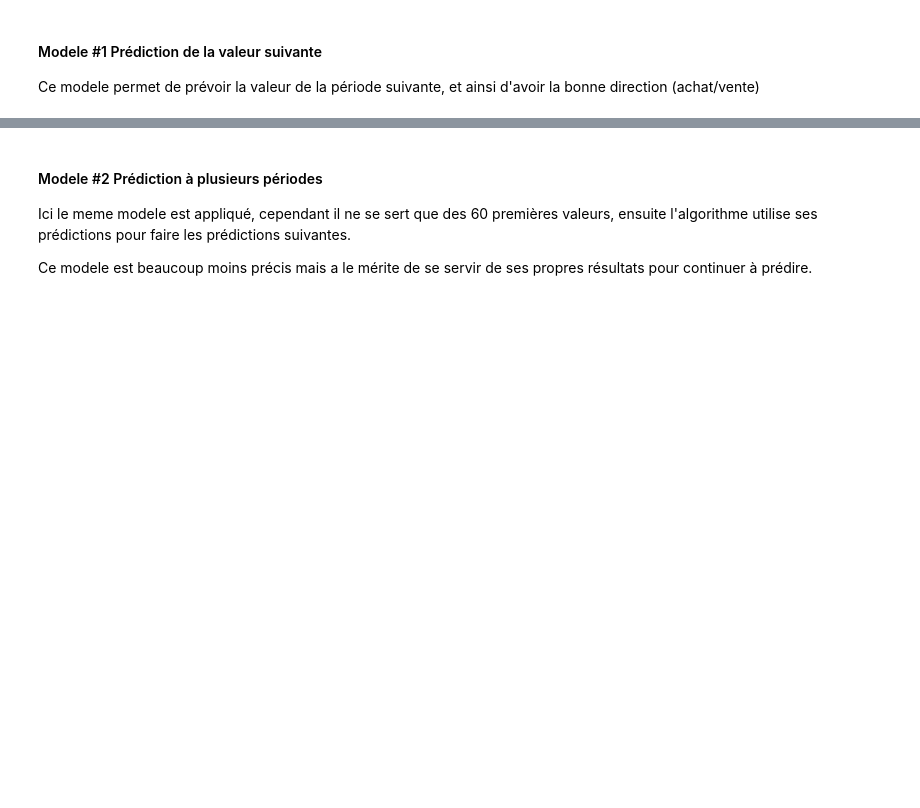
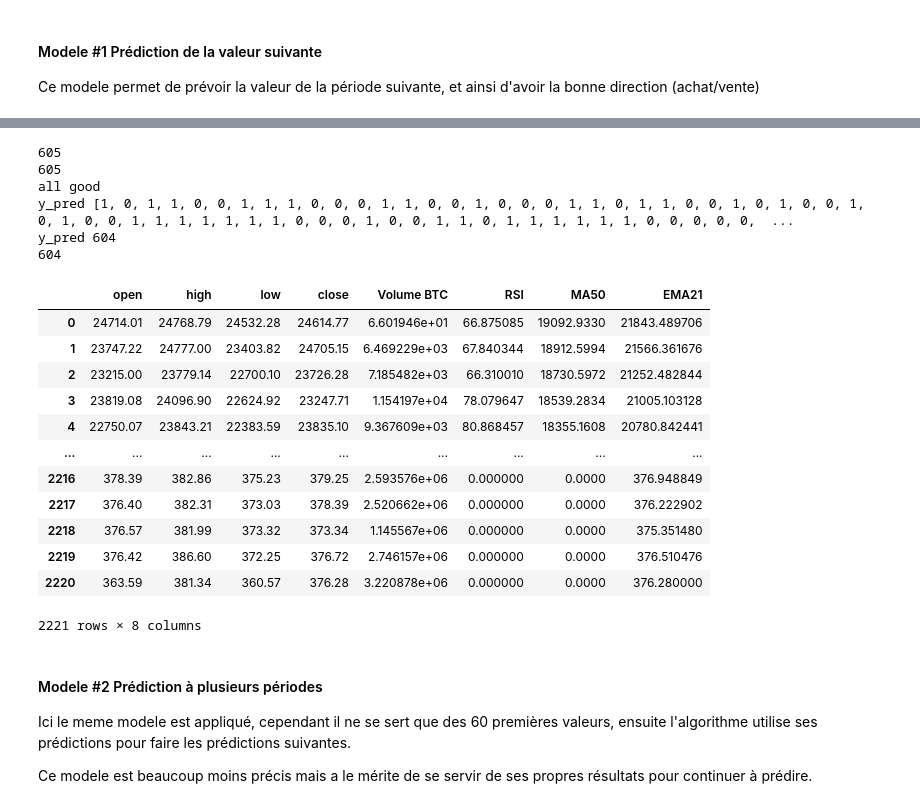
Before and after one commit to hderoche/RNN_Bitcoin_Prediction, a Jupyter notebook: RNN.ipynb, the cells around one changed output, grey strips where cells are left out. Cells and saved outputs as stored; diff of their text form; code cells hidden in the pictures; blank space fills up the shorter version.

```diff
--- a/RNN.ipynb
+++ b/RNN.ipynb
@@ -612,27 +675,50 @@ plt.show()
 # %%
 ## Difference
 
 print(len(y_preds))
 print(len(y_test))
 diff_test = []
 diff_test_preds = []
 for i in range(1,len(y_test)):
   temp_diff = y_test[i, 3] - y_test[i-1, 3]
   temp_diff_preds = y_preds[i, 3] - y_preds[i-1, 3]
   if temp_diff >= 0:
     diff_test.append(1)
     diff_test_preds.append(1)
   elif temp_diff < 0:
     diff_test.append(0)
     diff_test_preds.append(0)
 
 score = 0
 for i in range(len(diff_test)):
   if diff_test[i] == diff_test_preds[i]:
     score += 1
 if score == len(diff_test):
   print('all good')
+print('y_pred', diff_test_preds)
+print('y_pred', len(diff_test_preds))
 print(score)
+data
+# %% [output]
+605
+605
+all good
+y_pred [1, 0, 1, 1, 0, 0, 1, 1, 1, 0, 0, 0, 1, 1, 0, 0, 1, 0, 0, 0, 1, 1, 0, 1, 1, 0, 0, 1, 0, 1, 0, 0, 1, 0, 1, 0, 0, 1, 1, 1, 1, 1, 1, 1, 0, 0, 0, 1, 0, 0, 1, 1, 0, 1, 1, 1, 1, 1, 1, 0, 0, 0, 0, 0,  ...
+y_pred 604
+604
+|  | open | high | low | close | Volume BTC | RSI | MA50 | EMA21 |
+| 0 | 24714.01 | 24768.79 | 24532.28 | 24614.77 | 6.601946e+01 | 66.875085 | 19092.9330 | 21843.489706 |
+| 1 | 23747.22 | 24777.00 | 23403.82 | 24705.15 | 6.469229e+03 | 67.840344 | 18912.5994 | 21566.361676 |
+| 2 | 23215.00 | 23779.14 | 22700.10 | 23726.28 | 7.185482e+03 | 66.310010 | 18730.5972 | 21252.482844 |
+| 3 | 23819.08 | 24096.90 | 22624.92 | 23247.71 | 1.154197e+04 | 78.079647 | 18539.2834 | 21005.103128 |
+| 4 | 22750.07 | 23843.21 | 22383.59 | 23835.10 | 9.367609e+03 | 80.868457 | 18355.1608 | 20780.842441 |
+| ... | ... | ... | ... | ... | ... | ... | ... | ... |
+| 2216 | 378.39 | 382.86 | 375.23 | 379.25 | 2.593576e+06 | 0.000000 | 0.0000 | 376.948849 |
+| 2217 | 376.40 | 382.31 | 373.03 | 378.39 | 2.520662e+06 | 0.000000 | 0.0000 | 376.222902 |
+| 2218 | 376.57 | 381.99 | 373.32 | 373.34 | 1.145567e+06 | 0.000000 | 0.0000 | 375.351480 |
+| 2219 | 376.42 | 386.60 | 372.25 | 376.72 | 2.746157e+06 | 0.000000 | 0.0000 | 376.510476 |
+| 2220 | 363.59 | 381.34 | 360.57 | 376.28 | 3.220878e+06 | 0.000000 | 0.0000 | 376.280000 |
+2221 rows × 8 columns
 # %% [markdown]
 #### Modele \#2 Prédiction à plusieurs périodes
 
```
Also changed, not shown: parts of 24 cells of this notebook.
